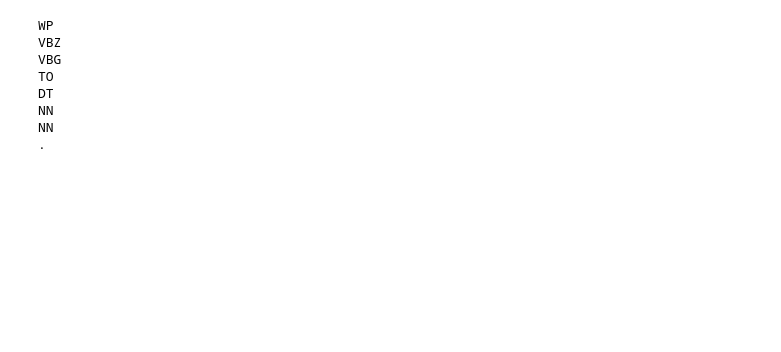
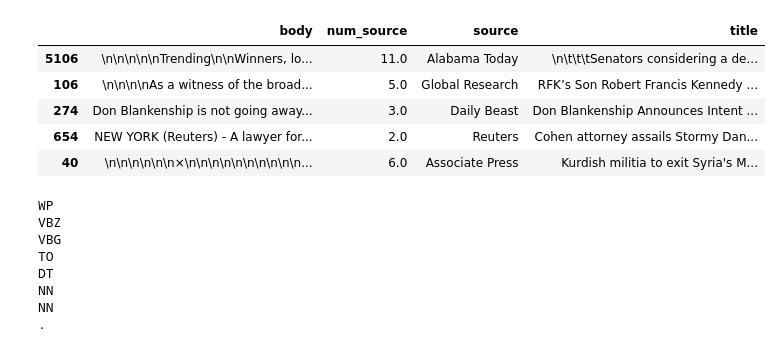
Before and after one commit to Zingo3245/Predicting_the_Source_of_News_Articles, a Jupyter notebook: Modeling.ipynb, the cells around one changed output. Saved outputs shown, nothing was run; the diff lists cells and outputs as text; code cells hidden in the pictures; blank space fills up the shorter version.

```diff
--- a/Modeling.ipynb
+++ b/Modeling.ipynb
@@ -18,3 +42,14 @@ true_df_backup = pickle.load(open("pickle_files/true_df_backup.pkl", "rb" ))
+# %%
+sample_df = true_df.sample(n=500)
+# %%
+sample_df.head()
+# %% [output]
+|  | body | num_source | source | title |
+| 5106 | \n\n\n\n\nTrending\n\nWinners, lo... | 11.0 | Alabama Today | \n\t\t\tSenators considering a de... |
+| 106 | \n\n\n\nAs a witness of the broad... | 5.0 | Global Research | RFK’s Son Robert Francis Kennedy ... |
+| 274 | Don Blankenship is not going away... | 3.0 | Daily Beast | Don Blankenship Announces Intent ... |
+| 654 | NEW YORK (Reuters) - A lawyer for... | 2.0 | Reuters | Cohen attorney assails Stormy Dan... |
+| 40 | \n\n\n\n\n\n×\n\n\n\n\n\n\n\n\n\n... | 6.0 | Associate Press | Kurdish militia to exit Syria's M... |
 # %%
 words=pos_tag(word_tokenize("Who's going to that thing today?"))
 for w in words:
```
Also changed, not shown: parts of 29 cells of this notebook, 2 other files.
